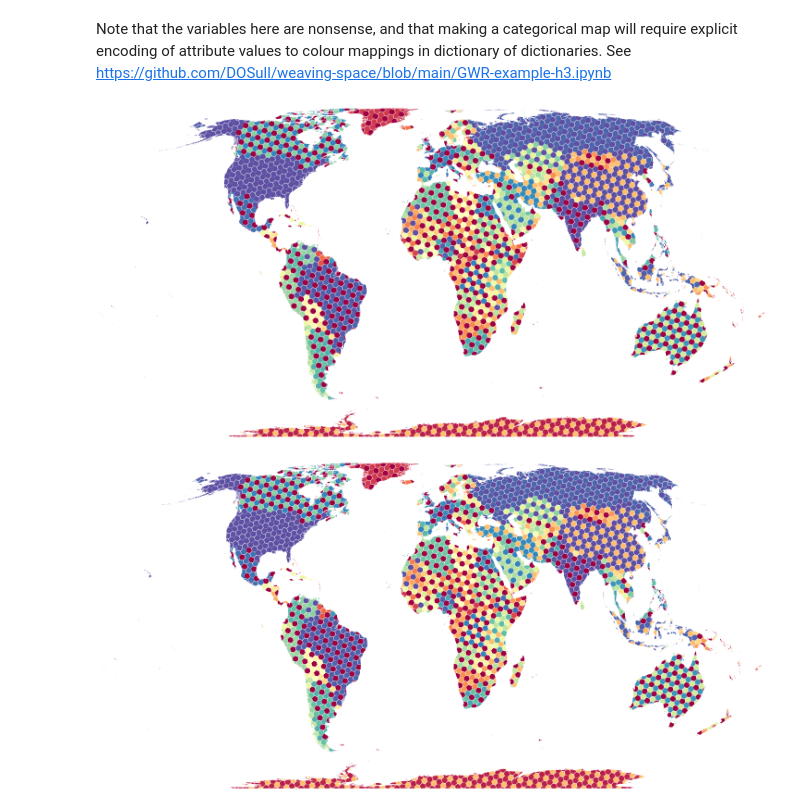
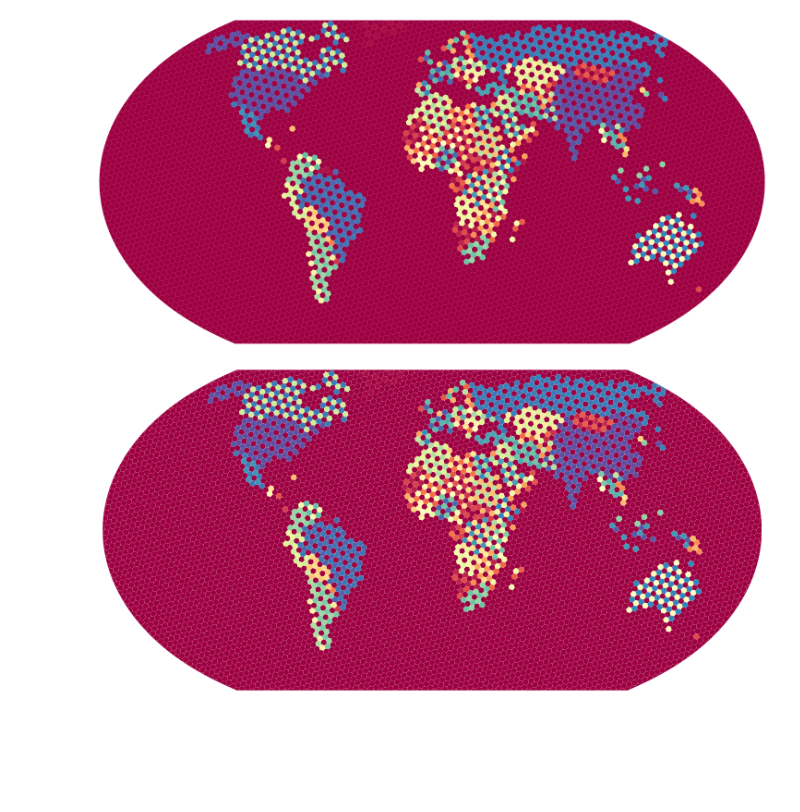
Before and after one commit to DOSull/weaving-space, a Jupyter notebook: world-map-example-nacis.ipynb, the cells around one changed output. Drawn from its saved outputs; the diff is of its cells as text; code cells hidden in the pictures; blank space fills up the shorter version.

```diff
--- a/world-map-example-nacis.ipynb
+++ b/world-map-example-nacis.ipynb
@@ -11,3 +9,6 @@ w = gpd.read_file("NACIS-2022/world-ee.gpkg")
+# %%
+# w = gpd.read_file("anthromes/Anthromes-12k-DGG/an12_dgg_inputs/Anthromes-12k-DGG/an12_dgg_inputs.shp")
+w = gpd.read_file("NACIS-2022/world-with-oceans-ee.gpkg")
 # %%
 unit = TileUnit(tiling_type = "hex-colouring",
                 #  Note these alternatives:
@@ -15,7 +16,4 @@ unit = TileUnit(tiling_type = "hex-colouring",
                 #  tiling_type = "hex-dissection", dissection_offset = 0,
                 n = 3, crs = w.crs,
                 spacing = 500000).transform_rotate(15)
-tiling = Tiling(unit, w, id_var = "NAME", tile_margin = 10000)
-map = tiling.get_tiled_map()
+tiling = Tiling(unit, w, id_var = "NAME", tile_margin = 0)
-# %% [markdown]
-Note that the variables here are nonsense, and that making a categorical map will require explicit encoding of attribute values to colour mappings in dictionary of dictionaries. See https://github.com/DOSull/weaving-space/blob/main/GWR-example-h3.ipynb
@@ -22,18 +24,18 @@ Note that the variables here are nonsense, and that making a categorical map wil
 # %%
 map.variables = dict(zip(list("abc"),
-                        ("scalerank", "POP_EST", "GDP_MD_EST")))
+                        ("scalerank", "POP_EST", "GDP_MD")))
 map.colourmaps = dict(zip(map.variables.values(),
                          ("Spectral", "Spectral", "Spectral")))
 
 fig = map.render(legend = False, scheme = "quantiles") # quantiles for interest
 # %% [output]
-[figure, old version]
+[figure, new version]
 # %%
 map.dpi = 600  # don't ask me what makes sense for DPI
 map.figsize = (10, 7)
 
 fig = map.render(legend = False, scheme = "quantiles")
 # %% [output]
-[figure, old version]
+[figure, new version]
 # %%
 fig.savefig("NACIS-2022/output/another-map.svg")
```
Also changed, not shown: parts of 3 cells of this notebook.
